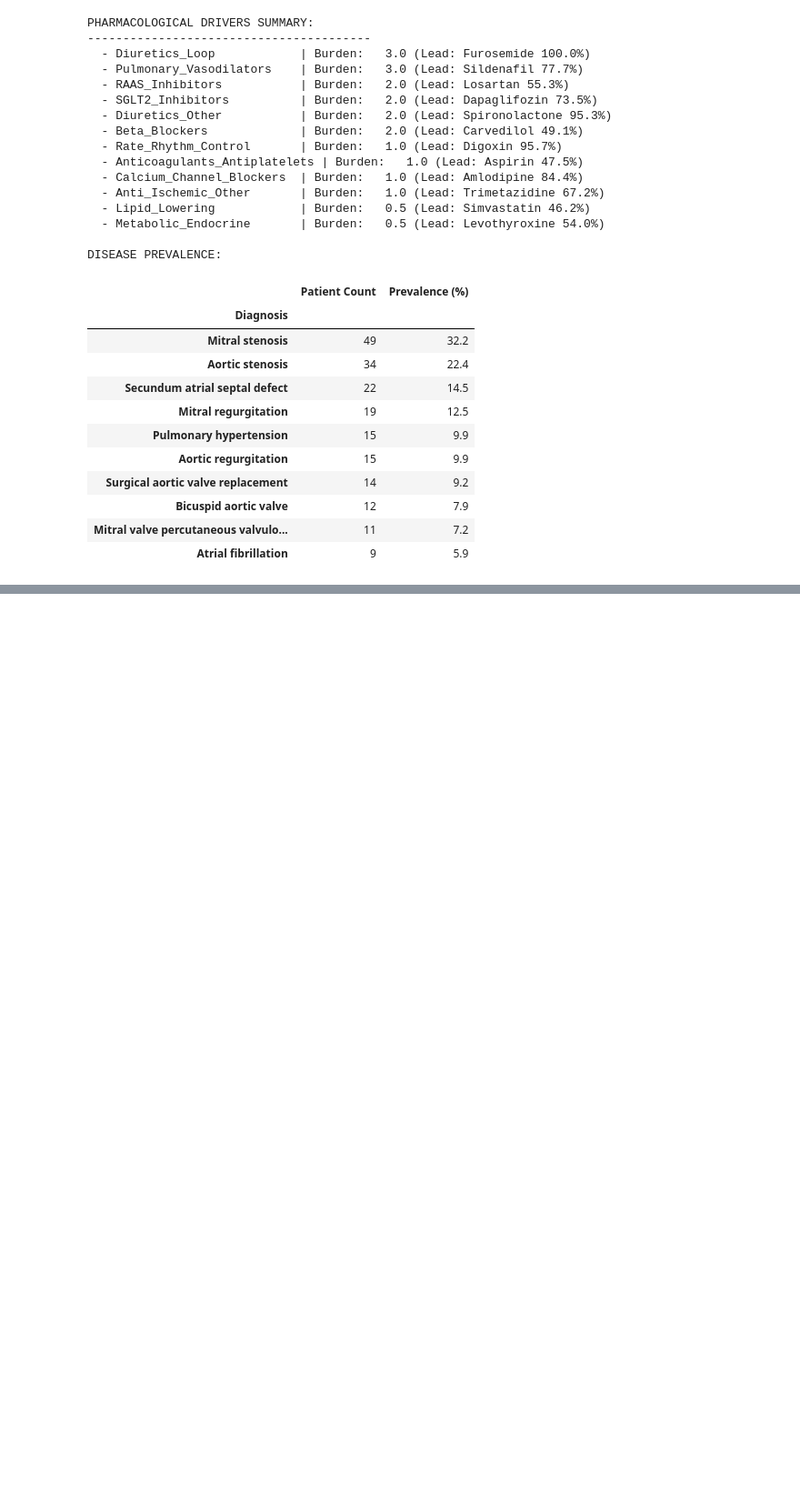
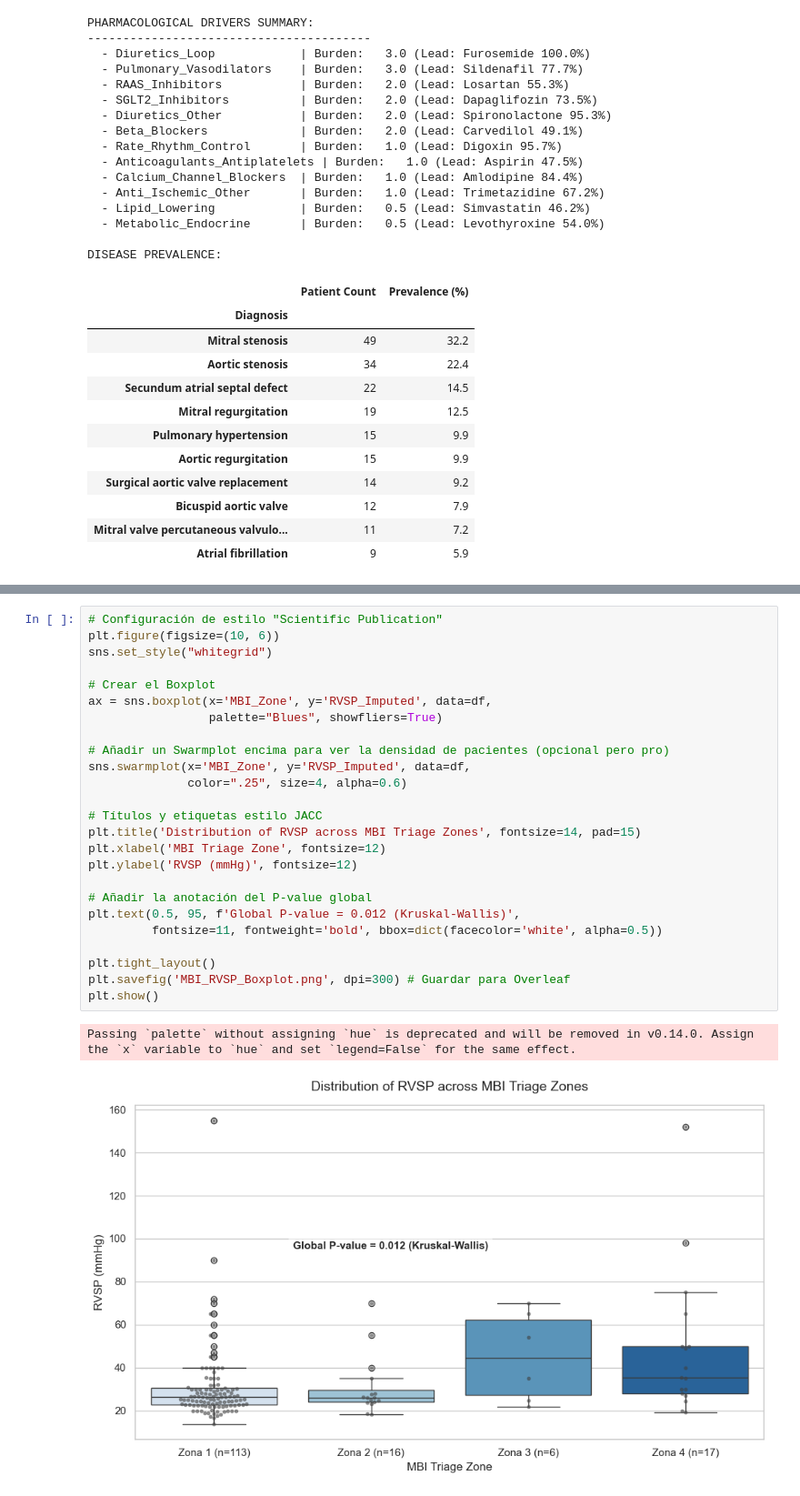
Before and after one commit to enrodri/phl_2025, a Jupyter notebook: phl_2025.ipynb, the cells around one changed output, grey strips where cells are left out. Shown at 91% size. Drawn from its saved outputs; the diff is of its cells as text; blank space fills up the shorter version.

```diff
--- a/phl_2025.ipynb
+++ b/phl_2025.ipynb
@@ -2167,0 +2325,28 @@ DISEASE PREVALENCE:
+# %%
+# Configuración de estilo "Scientific Publication"
+plt.figure(figsize=(10, 6))
+sns.set_style("whitegrid")
+
+# Crear el Boxplot
+ax = sns.boxplot(x='MBI_Zone', y='RVSP_Imputed', data=df,
+                 palette="Blues", showfliers=True)
+
+# Añadir un Swarmplot encima para ver la densidad de pacientes (opcional pero pro)
+sns.swarmplot(x='MBI_Zone', y='RVSP_Imputed', data=df,
+              color=".25", size=4, alpha=0.6)
+
+# Títulos y etiquetas estilo JACC
+plt.title('Distribution of RVSP across MBI Triage Zones', fontsize=14, pad=15)
+plt.xlabel('MBI Triage Zone', fontsize=12)
+plt.ylabel('RVSP (mmHg)', fontsize=12)
+
+# Añadir la anotación del P-value global
+plt.text(0.5, 95, f'Global P-value = 0.012 (Kruskal-Wallis)',
+         fontsize=11, fontweight='bold', bbox=dict(facecolor='white', alpha=0.5))
+
+plt.tight_layout()
+plt.savefig('MBI_RVSP_Boxplot.png', dpi=300) # Guardar para Overleaf
+plt.show()
+# %% [output]
+Passing `palette` without assigning `hue` is deprecated and will be removed in v0.14.0. Assign the `x` variable to `hue` and set `legend=False` for the same effect.
+[figure, added]
```
Also changed, not shown: parts of 23 cells of this notebook, 1 other file.
